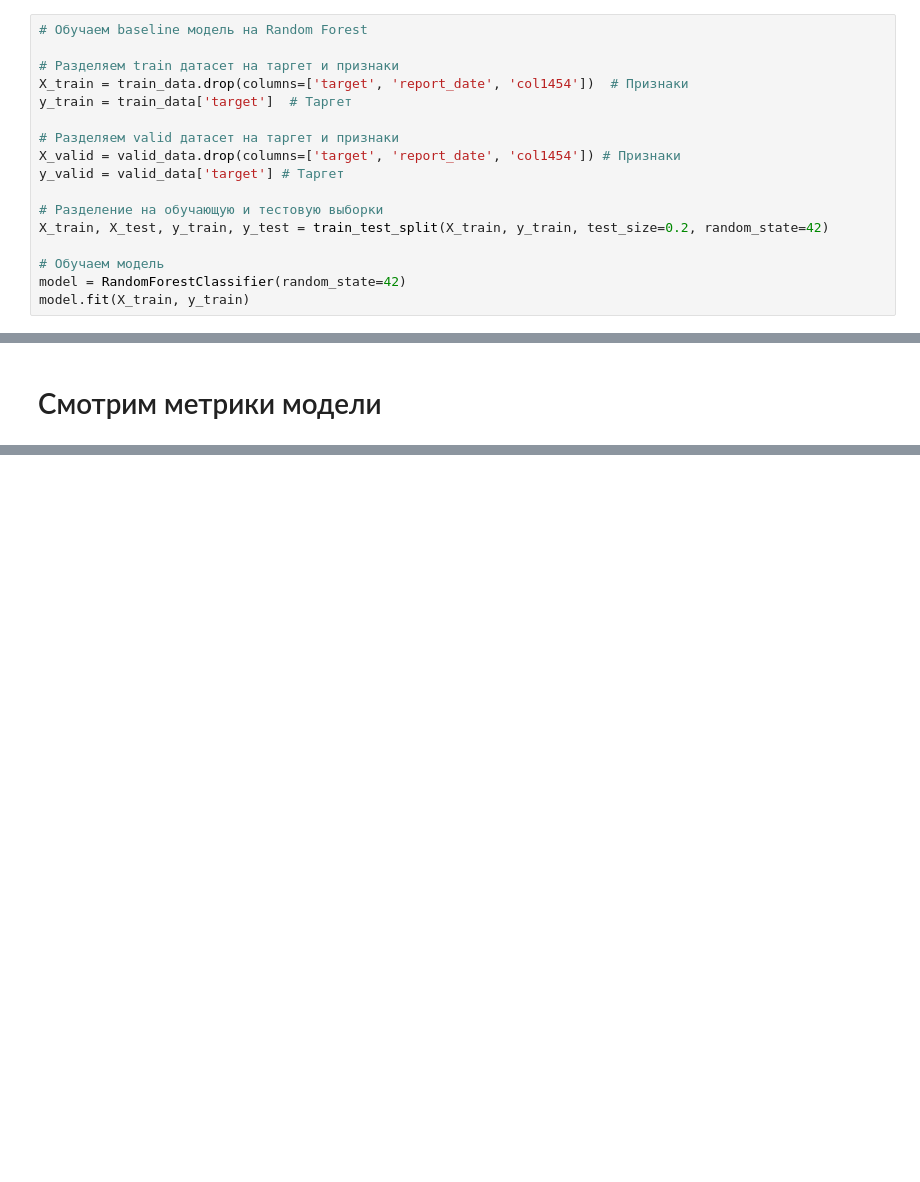
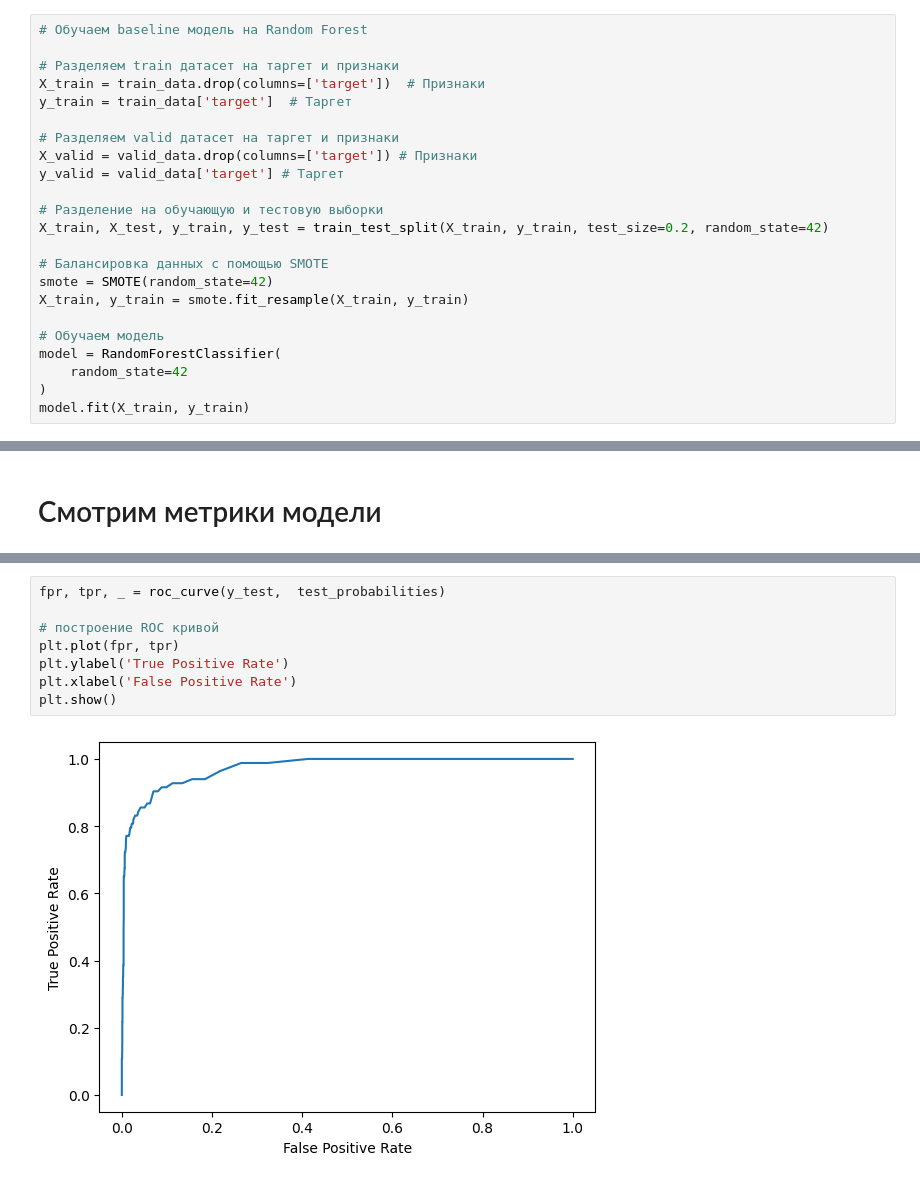
Before and after one commit to kalkulator777/dota3.5, a Jupyter notebook: baseline_model.ipynb, the cells around one changed output, grey strips where cells are left out. Saved outputs shown, nothing was run; the diff lists cells and outputs as text; blank space fills up the shorter version.

Commit message:
Added models, other changes

```diff
--- a/baseline_model.ipynb
+++ b/baseline_model.ipynb
@@ -20,18 +22,24 @@ valid_data = pd.read_csv('data/valid_processed.csv')
 # Обучаем baseline модель на Random Forest
 
 # Разделяем train датасет на таргет и признаки
-X_train = train_data.drop(columns=['target', 'report_date', 'col1454'])  # Признаки
+X_train = train_data.drop(columns=['target'])  # Признаки
 y_train = train_data['target']  # Таргет
 
 # Разделяем valid датасет на таргет и признаки
-X_valid = valid_data.drop(columns=['target', 'report_date', 'col1454']) # Признаки
+X_valid = valid_data.drop(columns=['target']) # Признаки
 y_valid = valid_data['target'] # Таргет
 
 # Разделение на обучающую и тестовую выборки
 X_train, X_test, y_train, y_test = train_test_split(X_train, y_train, test_size=0.2, random_state=42)
 
+# Балансировка данных с помощью SMOTE
+smote = SMOTE(random_state=42)
+X_train, y_train = smote.fit_resample(X_train, y_train)
+
 # Обучаем модель
-model = RandomForestClassifier(random_state=42)
+model = RandomForestClassifier(
+    random_state=42
+)
 model.fit(X_train, y_train)
 # %% [output]
 RandomForestClassifier(random_state=42)
@@ -69,0 +107,10 @@ ROC-AUC на валидационной выборке: 0.79
+# %%
+fpr, tpr, _ = roc_curve(y_test,  test_probabilities)
+
+# построение ROC кривой
+plt.plot(fpr, tpr)
+plt.ylabel('True Positive Rate')
+plt.xlabel('False Positive Rate')
+plt.show()
+# %% [output]
+[figure, added]
```
Also changed, not shown: parts of 6 cells of this notebook, 3 other files.
